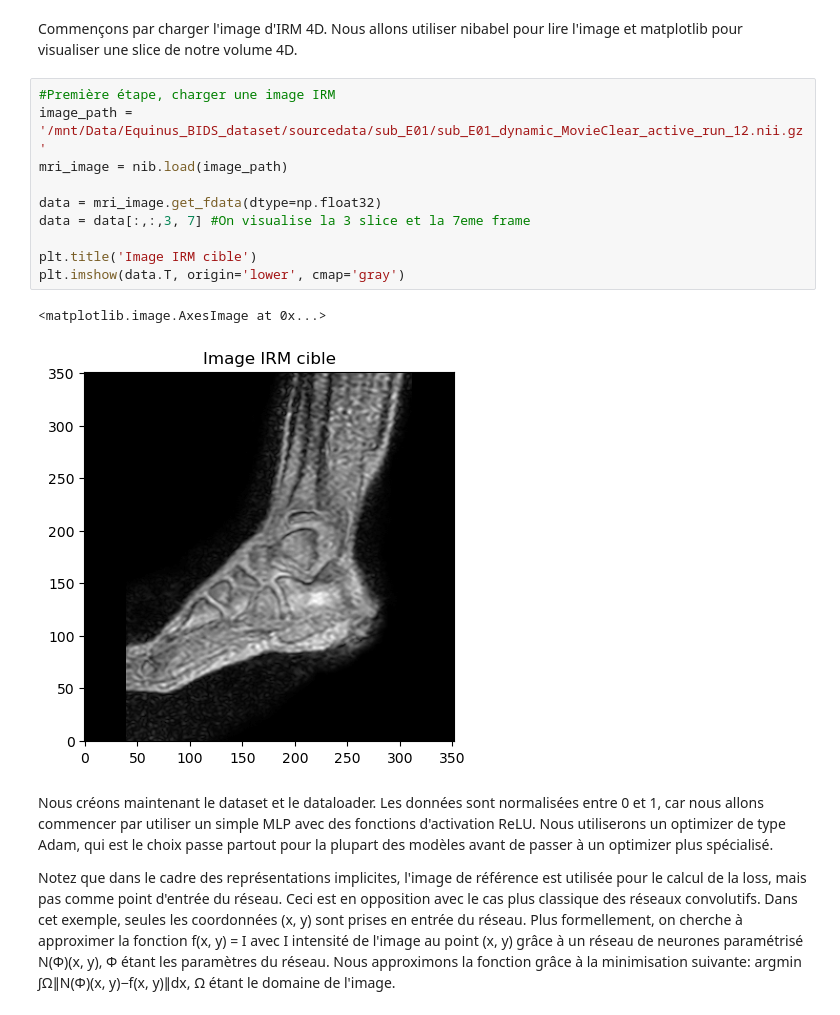
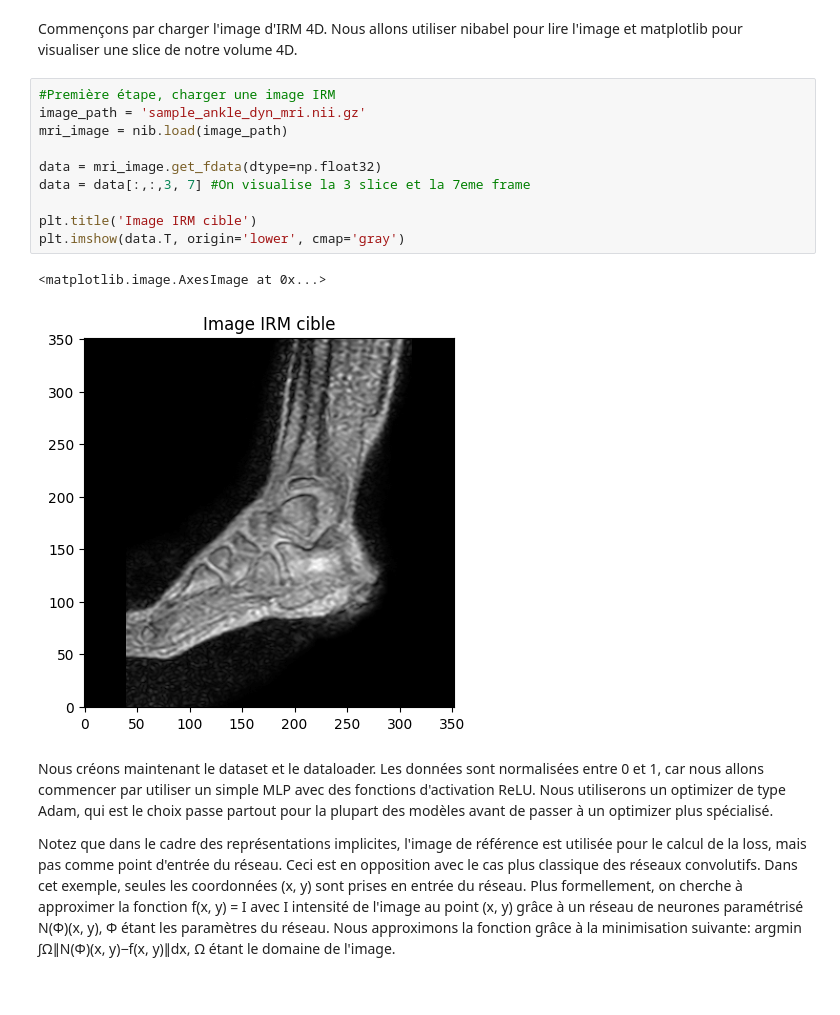
Before and after one commit to Benjamin-Fouquet/mri_interpolation, a Jupyter notebook: ReprésentationsImplicites.ipynb, the cells around one changed output. Saved outputs shown, nothing was run; the diff lists cells and outputs as text.

```diff
--- a/ReprésentationsImplicites.ipynb
+++ b/ReprésentationsImplicites.ipynb
@@ -37,17 +37,17 @@ import tinycudann as tcnn
 Commençons par charger l'image d'IRM 4D. Nous allons utiliser nibabel pour lire l'image et matplotlib pour visualiser une slice de notre volume 4D.
 # %%
 #Première étape, charger une image IRM
-image_path = '/mnt/Data/Equinus_BIDS_dataset/sourcedata/sub_E01/sub_E01_dynamic_MovieClear_active_run_12.nii.gz'
+image_path = 'sample_ankle_dyn_mri.nii.gz'
 mri_image = nib.load(image_path)
 
 data = mri_image.get_fdata(dtype=np.float32)
 data = data[:,:,3, 7] #On visualise la 3 slice et la 7eme frame
 
 plt.title('Image IRM cible')
 plt.imshow(data.T, origin='lower', cmap='gray')
 # %% [output]
 <matplotlib.image.AxesImage at 0x...>
-[figure, old version]
+[figure, new version]
 # %% [markdown]
 Nous créons maintenant le dataset et le dataloader. Les données sont normalisées entre 0 et 1, car nous allons commencer par utiliser un simple MLP avec des fonctions d'activation ReLU. Nous utiliserons un optimizer de type Adam, qui est le choix passe partout pour la plupart des modèles avant de passer à un optimizer plus spécialisé.
 
```
Also changed, not shown: parts of 13 cells of this notebook.
